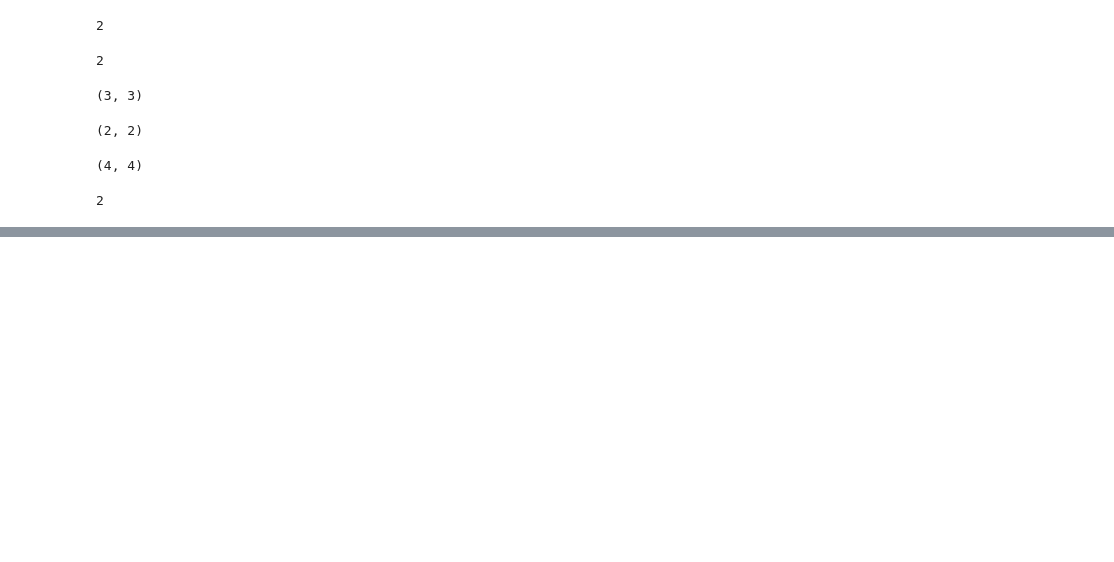
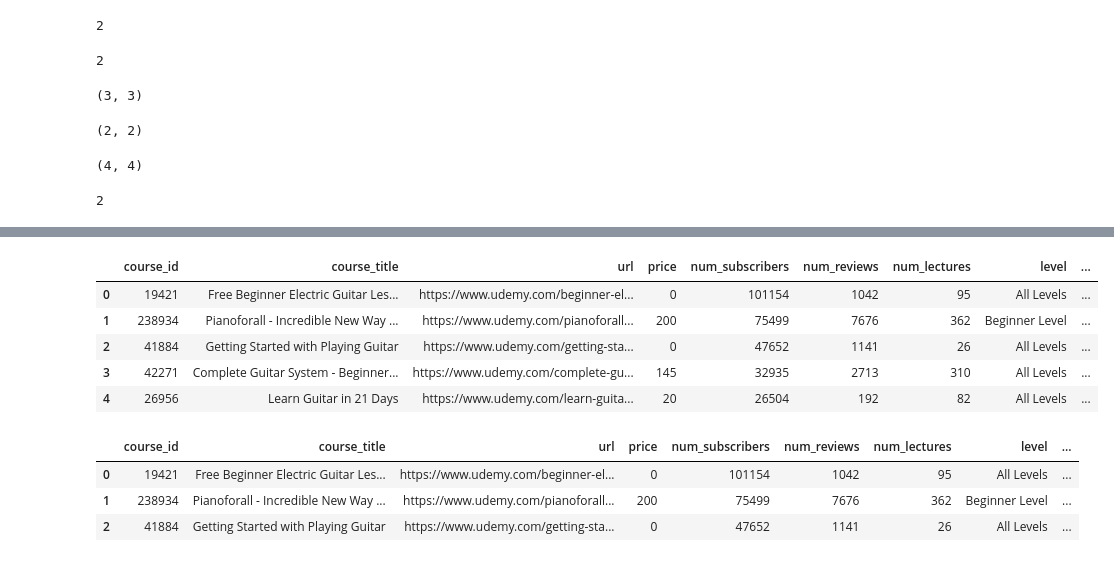
Before and after one commit to jaywon9ja/Data_Analysis_with_Python_Dparagon, a Jupyter notebook: Data_Analysis_Libraries.ipynb, the cells around one changed output, grey strips where cells are left out. Saved outputs shown, nothing was run; the diff lists cells and outputs as text; code cells hidden in the pictures; blank space fills up the shorter version.

```diff
--- a/Data_Analysis_Libraries.ipynb
+++ b/Data_Analysis_Libraries.ipynb
@@ -68,0 +218,16 @@ arr_4.ndim
+# %%
+df.head()
+# %% [output]
+|  | course_id | course_title | url | price | num_subscribers | num_reviews | num_lectures | level | ... |
+| 0 | 19421 | Free Beginner Electric Guitar Les... | https://www.udemy.com/beginner-el... | 0 | 101154 | 1042 | 95 | All Levels | ... |
+| 1 | 238934 | Pianoforall - Incredible New Way ... | https://www.udemy.com/pianoforall... | 200 | 75499 | 7676 | 362 | Beginner Level | ... |
+| 2 | 41884 | Getting Started with Playing Guitar | https://www.udemy.com/getting-sta... | 0 | 47652 | 1141 | 26 | All Levels | ... |
+| 3 | 42271 | Complete Guitar System - Beginner... | https://www.udemy.com/complete-gu... | 145 | 32935 | 2713 | 310 | All Levels | ... |
+| 4 | 26956 | Learn Guitar in 21 Days | https://www.udemy.com/learn-guita... | 20 | 26504 | 192 | 82 | All Levels | ... |
+# %%
+df.head(3)
+# %% [output]
+|  | course_id | course_title | url | price | num_subscribers | num_reviews | num_lectures | level | ... |
+| 0 | 19421 | Free Beginner Electric Guitar Les... | https://www.udemy.com/beginner-el... | 0 | 101154 | 1042 | 95 | All Levels | ... |
+| 1 | 238934 | Pianoforall - Incredible New Way ... | https://www.udemy.com/pianoforall... | 200 | 75499 | 7676 | 362 | Beginner Level | ... |
+| 2 | 41884 | Getting Started with Playing Guitar | https://www.udemy.com/getting-sta... | 0 | 47652 | 1141 | 26 | All Levels | ... |
```
Also changed, not shown: parts of 26 cells of this notebook.
